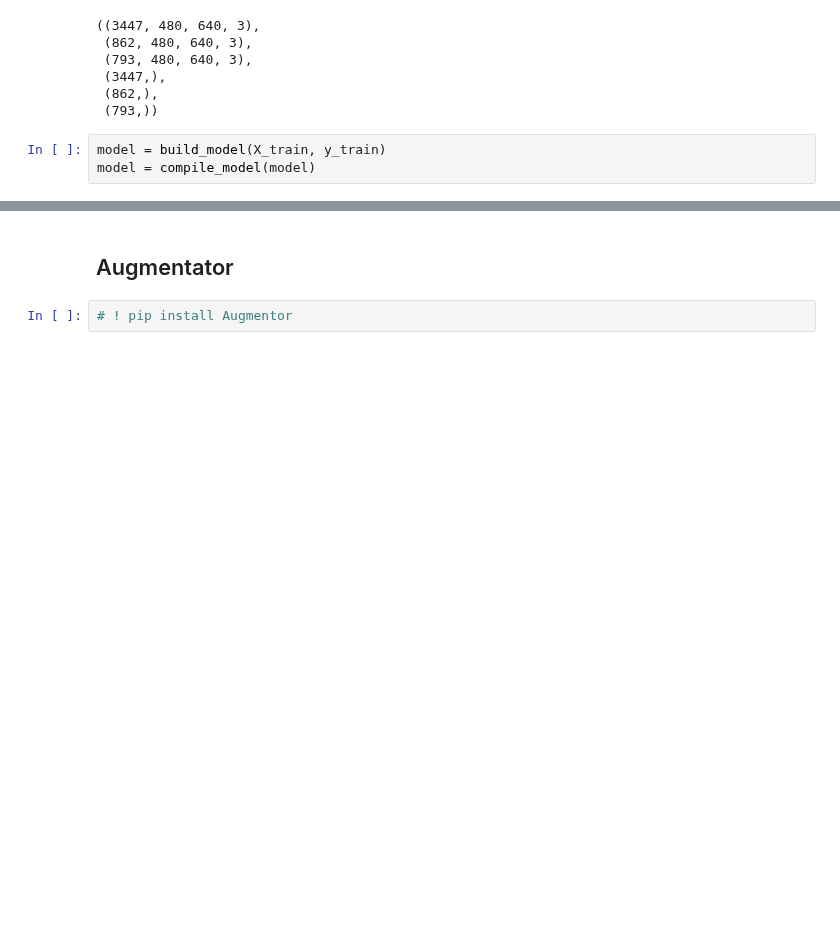
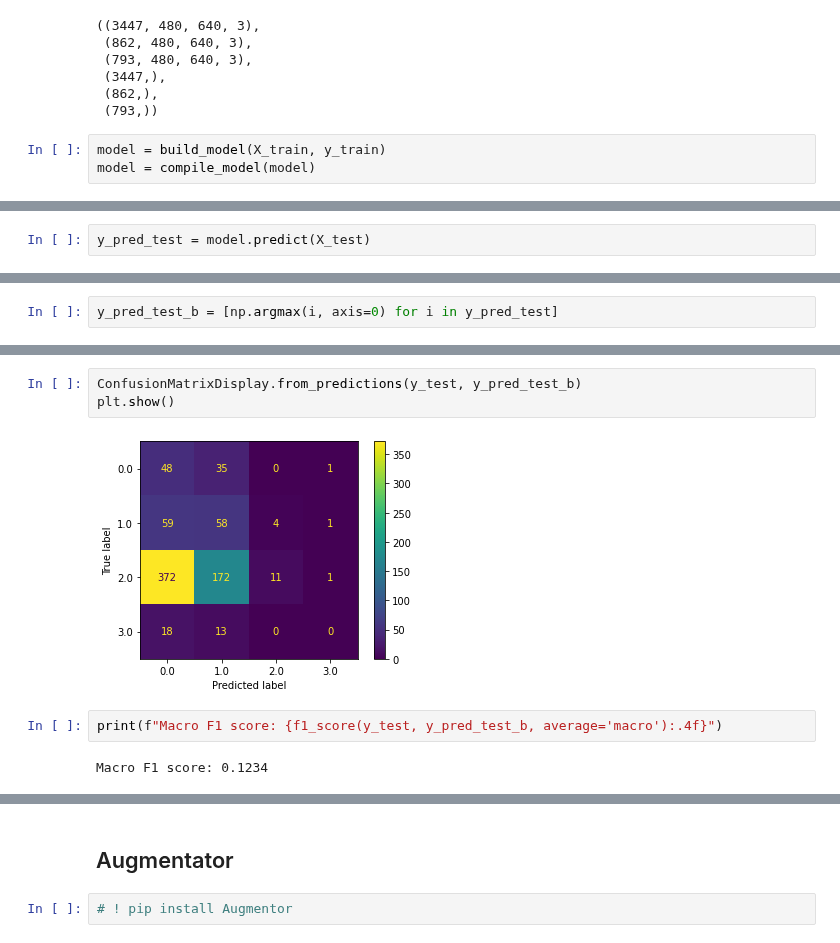
Before and after one commit to hmatzner/DFL-Bundesliga, a Jupyter notebook: Bundesliga - with functions.ipynb, the cells around one changed output, grey strips where cells are left out. Cells and saved outputs as stored; diff of their text form; blank space fills up the shorter version.

```diff
--- a/Bundesliga - with functions.ipynb
+++ b/Bundesliga - with functions.ipynb
@@ -571,0 +569,2 @@ Epoch 1/100
+# %%
+y_pred_test = model.predict(X_test)
@@ -571,0 +573,2 @@ Epoch 1/100
+# %%
+y_pred_test_b = [np.argmax(i, axis=0) for i in y_pred_test]
@@ -571,0 +591,9 @@ Epoch 1/100
+# %%
+ConfusionMatrixDisplay.from_predictions(y_test, y_pred_test_b)
+plt.show()
+# %% [output]
+[figure, added]
+# %%
+print(f"Macro F1 score: {f1_score(y_test, y_pred_test_b, average='macro'):.4f}")
+# %% [output]
+Macro F1 score: 0.1234
```
Also changed, not shown: parts of 24 cells of this notebook.
